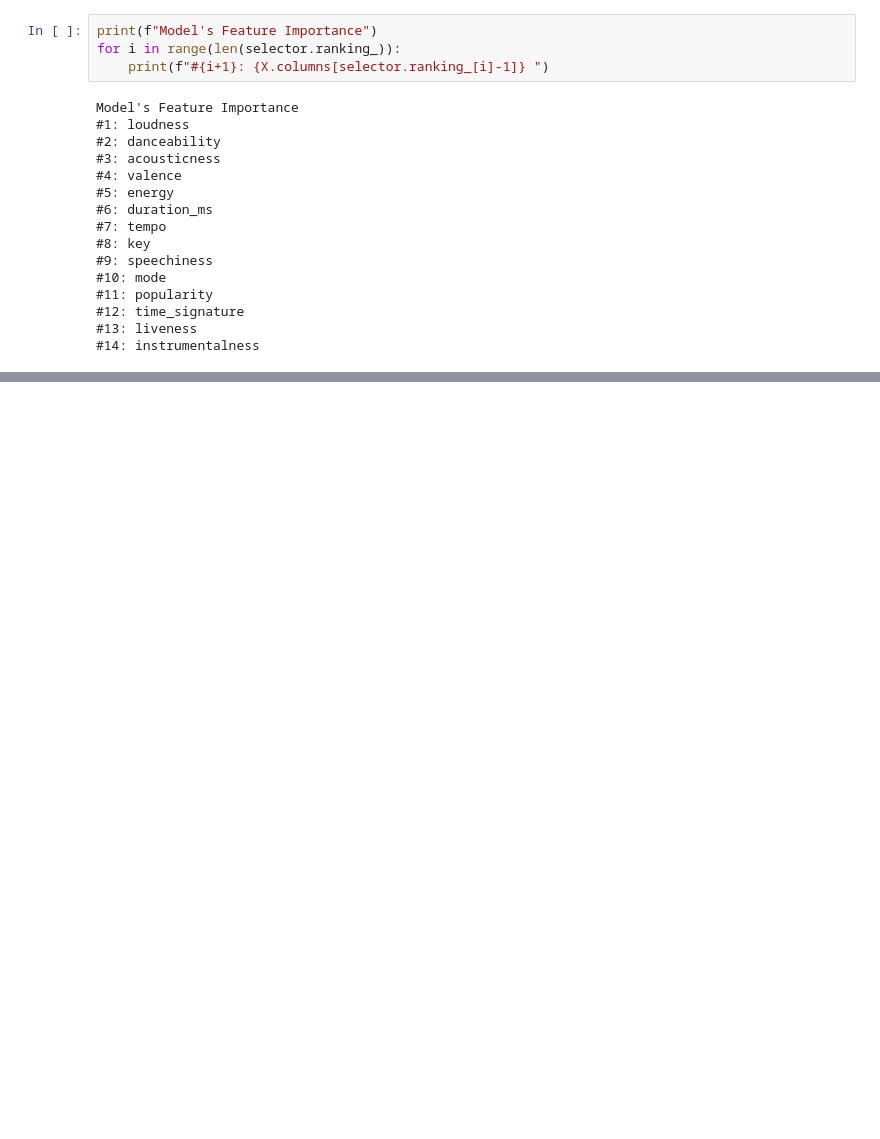
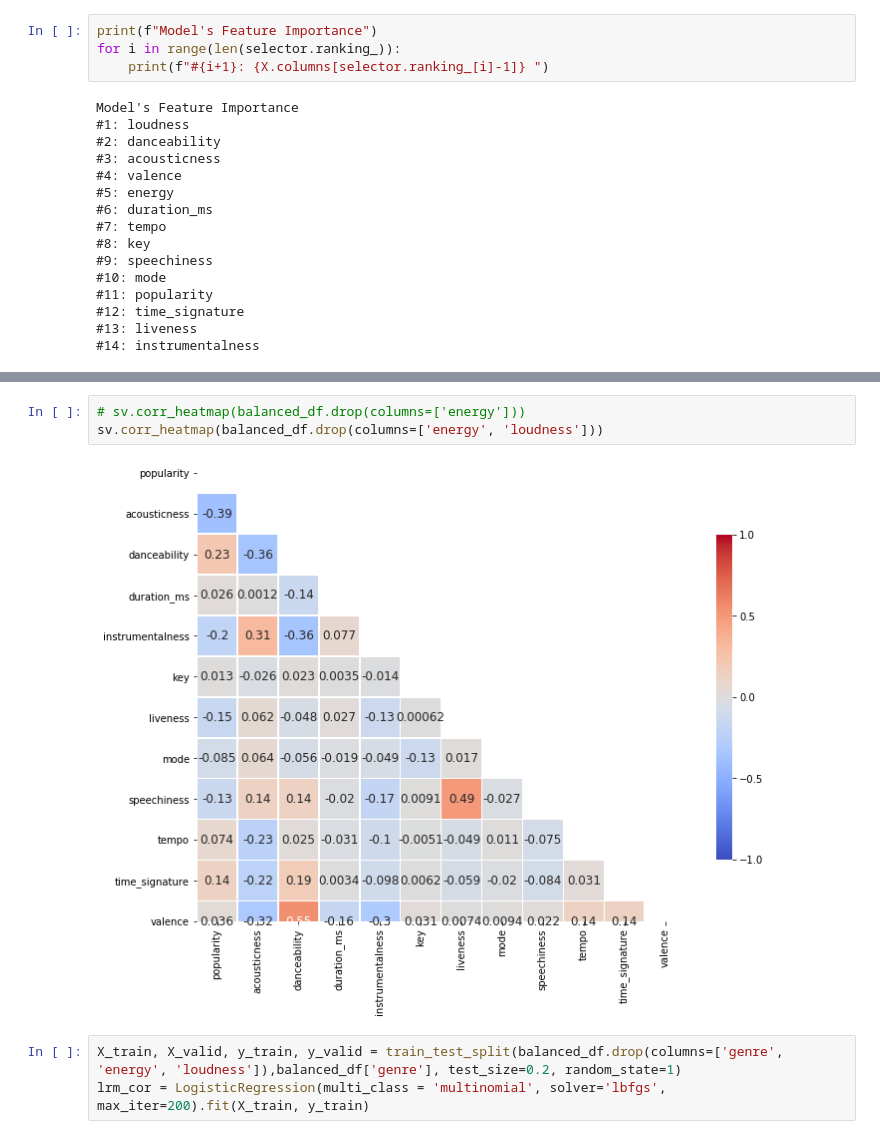
Before and after one commit to iqbalbasyar/Spotify-for-Data-Science, a Jupyter notebook: 2. Spotify Genre Classification.ipynb, the cells around one changed output, grey strips where cells are left out. Cells and saved outputs as stored; diff of their text form; blank space fills up the shorter version.

```diff
--- a/2. Spotify Genre Classification.ipynb
+++ b/2. Spotify Genre Classification.ipynb
@@ -347,0 +466,8 @@ Changing the classification to top5 approach might cure the performance measure.
+# %%
+# sv.corr_heatmap(balanced_df.drop(columns=['energy']))
+sv.corr_heatmap(balanced_df.drop(columns=['energy', 'loudness']))
+# %% [output]
+[figure, added]
+# %%
+X_train, X_valid, y_train, y_valid = train_test_split(balanced_df.drop(columns=['genre', 'energy', 'loudness']),balanced_df['genre'], test_size=0.2, random_state=1)
+lrm_cor = LogisticRegression(multi_class = 'multinomial', solver='lbfgs', max_iter=200).fit(X_train, y_train)
```
Also changed, not shown: parts of 60 cells of this notebook, 2 other files.
